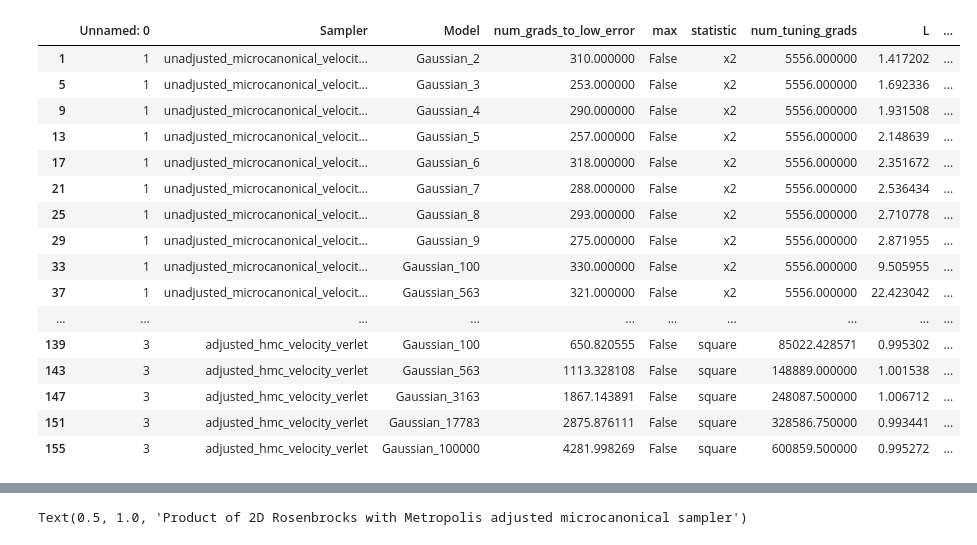
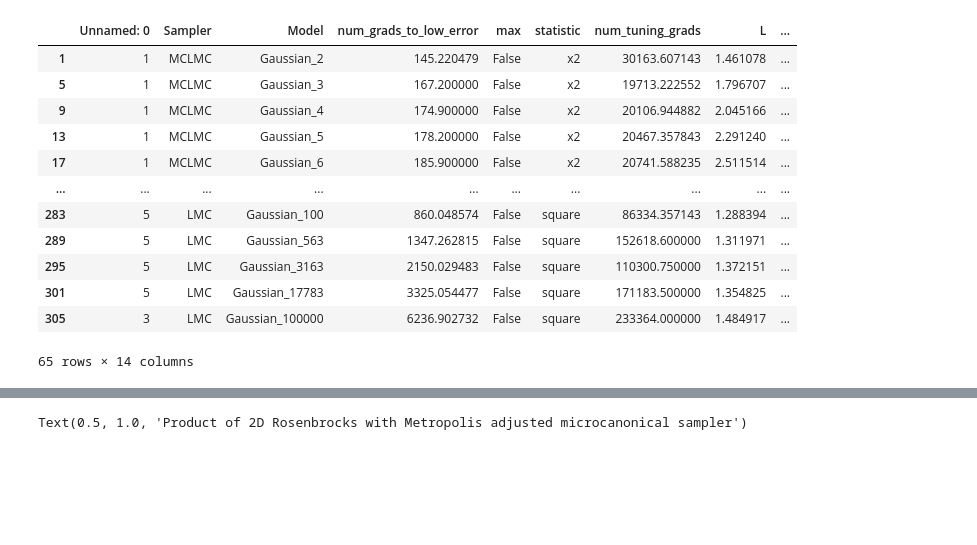
Before and after one commit to reubenharry/sampler-benchmarks, a Jupyter notebook: sampler-comparison/sampler_comparison/experiments/dimensional_scaling/dimensional_scaling.ipynb, the cells around one changed output, grey strips where cells are left out. Saved outputs shown, nothing was run; the diff lists cells and outputs as text; code cells hidden in the pictures; blank space fills up the shorter version.

```diff
--- a/sampler-comparison/sampler_comparison/experiments/dimensional_scaling/dimensional_scaling.ipynb
+++ b/sampler-comparison/sampler_comparison/experiments/dimensional_scaling/dimensional_scaling.ipynb
@@ -13,10 +13,11 @@ integrator_types = ['velocity_verlet'
 
 samplers = [[
 
-    # f"adjusted_microcanonical_{integrator_type}",
+    f"adjusted_microcanonical_{integrator_type}",
     f"unadjusted_microcanonical__{integrator_type}",
     f"underdamped_langevin_{integrator_type}",
     f"adjusted_hmc_{integrator_type}",
+    f"adjusted_malt",
 
 
 
@@ -38,55 +39,70 @@ samplers = [
 
 
 # Ds = np.concatenate([np.arange(2,10), np.ceil(np.logspace(2,4, 5)).astype(int)])[:]
 # models = [f"Rosenbrock_{D*2}" for D in Ds]
 
 
 models = [f"Gaussian_{dim}" for dim in dims]
 
 
 
 df_tuned = pd.concat([pd.read_csv(f"results/tuned/Gaussian/{sampler}_{model}.csv") for sampler, model in itertools.product(samplers, models)], ignore_index=True)
 # df_tuned = pd.concat([pd.read_csv(f"results/tuned/Rosenbrock/{sampler}_{model}.csv") for sampler, model in itertools.product(samplers, models)], ignore_index=True)
 
 df = df_tuned
 
 # df_grid = pd.concat([pd.read_csv(f"results/grid_search/Gaussian/{sampler}_{model}.csv") for sampler, model in itertools.product(samplers, models)], ignore_index=True)
 
 df["dim"] = df["Model"].str.extract(r"(\d+)").astype(int)
 
 df = df[df["max"] == False]
+
+
 df = df[(df["statistic"] == 'square') | (df['statistic'] == 'x2') ]
 df['Integrator'] = df['Sampler'].apply(lambda x: x.split('_')[-1])
+df['Adjusted'] = df['Sampler'].apply({
+    # 'grid_search_unadjusted_lmc':'grid_ulmc_verlet',
+    'adjusted_microcanonical_velocity_verlet': True,
+    'unadjusted_microcanonical__velocity_verlet':False,
+    'underdamped_langevin_velocity_verlet': False,
+    'adjusted_hmc_velocity_verlet': True,
+    'adjusted_malt': True,
+}.get)
+df['Sampler'] = df['Sampler'].apply({
+    'unadjusted_microcanonical__velocity_verlet':'MCLMC',
+    # 'grid_search_unadjusted_lmc':'grid_ulmc_verlet',
+    'adjusted_microcanonical_velocity_verlet': 'MCLMC',
+    'underdamped_langevin_velocity_verlet': 'LMC',
+    'adjusted_hmc_velocity_verlet': 'HMC',
+    'adjusted_malt': 'LMC',
+}.get)
 # df['Sampler'] = df['Sampler'].apply(lambda x: x.split('_')[0]+x.split('_')[1]+x.split('_')[2] if x[0]=='g' else x.split('_')[0])
-df['Sampler'] = df['Sampler'].apply({
-    'unadjusted_microcanonical__velocity_verlet': 'unadjusted_microcanonical_velocity_verlet',
-    'adjusted_microcanonical_velocity_verlet': 'adjusted_microcanonical_velocity_verlet',
-    'underdamped_langevin_velocity_verlet': 'underdamped_langevin_velocity_verlet',
-    'adjusted_hmc_velocity_verlet': 'adjusted_hmc_velocity_verlet',
-}.get)
+# df['Sampler'] = df['Sampler'].apply({
+#     'unadjusted_microcanonical__velocity_verlet': 'unadjusted_microcanonical_velocity_verlet',
+#     'adjusted_microcanonical_velocity_verlet': 'adjusted_microcanonical_velocity_verlet',
+#     'underdamped_langevin_velocity_verlet': 'underdamped_langevin_velocity_verlet',
+#     'adjusted_hmc_velocity_verlet': 'adjusted_hmc_velocity_verlet',
+#     'adjusted_malt': 'adjusted_malt',
+# }.get)
 df['ESS'] = 100/df["num_grads_to_low_error"]
 df[df['Integrator']=='velocity_verlet']
 # df=df[df["Sampler"]=='adjusted_microcanonical_velocity_verlet']
 
 df
 # %% [output]
 |  | Unnamed: 0 | Sampler | Model | num_grads_to_low_error | max | statistic | num_tuning_grads | L | ... |
-| 1 | 1 | unadjusted_microcanonical_velocit... | Gaussian_2 | 310.000000 | False | x2 | 5556.000000 | 1.417202 | ... |
-| 5 | 1 | unadjusted_microcanonical_velocit... | Gaussian_3 | 253.000000 | False | x2 | 5556.000000 | 1.692336 | ... |
-| 9 | 1 | unadjusted_microcanonical_velocit... | Gaussian_4 | 290.000000 | False | x2 | 5556.000000 | 1.931508 | ... |
-| 13 | 1 | unadjusted_microcanonical_velocit... | Gaussian_5 | 257.000000 | False | x2 | 5556.000000 | 2.148639 | ... |
-| 17 | 1 | unadjusted_microcanonical_velocit... | Gaussian_6 | 318.000000 | False | x2 | 5556.000000 | 2.351672 | ... |
-| 21 | 1 | unadjusted_microcanonical_velocit... | Gaussian_7 | 288.000000 | False | x2 | 5556.000000 | 2.536434 | ... |
-| 25 | 1 | unadjusted_microcanonical_velocit... | Gaussian_8 | 293.000000 | False | x2 | 5556.000000 | 2.710778 | ... |
-| 29 | 1 | unadjusted_microcanonical_velocit... | Gaussian_9 | 275.000000 | False | x2 | 5556.000000 | 2.871955 | ... |
-| 33 | 1 | unadjusted_microcanonical_velocit... | Gaussian_100 | 330.000000 | False | x2 | 5556.000000 | 9.505955 | ... |
-| 37 | 1 | unadjusted_microcanonical_velocit... | Gaussian_563 | 321.000000 | False | x2 | 5556.000000 | 22.423042 | ... |
+| 1 | 1 | MCLMC | Gaussian_2 | 145.220479 | False | x2 | 30163.607143 | 1.461078 | ... |
+| 5 | 1 | MCLMC | Gaussian_3 | 167.200000 | False | x2 | 19713.222552 | 1.796707 | ... |
+| 9 | 1 | MCLMC | Gaussian_4 | 174.900000 | False | x2 | 20106.944882 | 2.045166 | ... |
+| 13 | 1 | MCLMC | Gaussian_5 | 178.200000 | False | x2 | 20467.357843 | 2.291240 | ... |
+| 17 | 1 | MCLMC | Gaussian_6 | 185.900000 | False | x2 | 20741.588235 | 2.511514 | ... |
 | ... | ... | ... | ... | ... | ... | ... | ... | ... | ... |
-| 139 | 3 | adjusted_hmc_velocity_verlet | Gaussian_100 | 650.820555 | False | square | 85022.428571 | 0.995302 | ... |
-| 143 | 3 | adjusted_hmc_velocity_verlet | Gaussian_563 | 1113.328108 | False | square | 148889.000000 | 1.001538 | ... |
-| 147 | 3 | adjusted_hmc_velocity_verlet | Gaussian_3163 | 1867.143891 | False | square | 248087.500000 | 1.006712 | ... |
-| 151 | 3 | adjusted_hmc_velocity_verlet | Gaussian_17783 | 2875.876111 | False | square | 328586.750000 | 0.993441 | ... |
-| 155 | 3 | adjusted_hmc_velocity_verlet | Gaussian_100000 | 4281.998269 | False | square | 600859.500000 | 0.995272 | ... |
+| 283 | 5 | LMC | Gaussian_100 | 860.048574 | False | square | 86334.357143 | 1.288394 | ... |
+| 289 | 5 | LMC | Gaussian_563 | 1347.262815 | False | square | 152618.600000 | 1.311971 | ... |
+| 295 | 5 | LMC | Gaussian_3163 | 2150.029483 | False | square | 110300.750000 | 1.372151 | ... |
+| 301 | 5 | LMC | Gaussian_17783 | 3325.054477 | False | square | 171183.500000 | 1.354825 | ... |
+| 305 | 3 | LMC | Gaussian_100000 | 6236.902732 | False | square | 233364.000000 | 1.484917 | ... |
+65 rows × 14 columns
 # %%
 # plot
 import matplotlib.pyplot as plt
```
Also changed, not shown: parts of 4 cells of this notebook, 6 other files.
